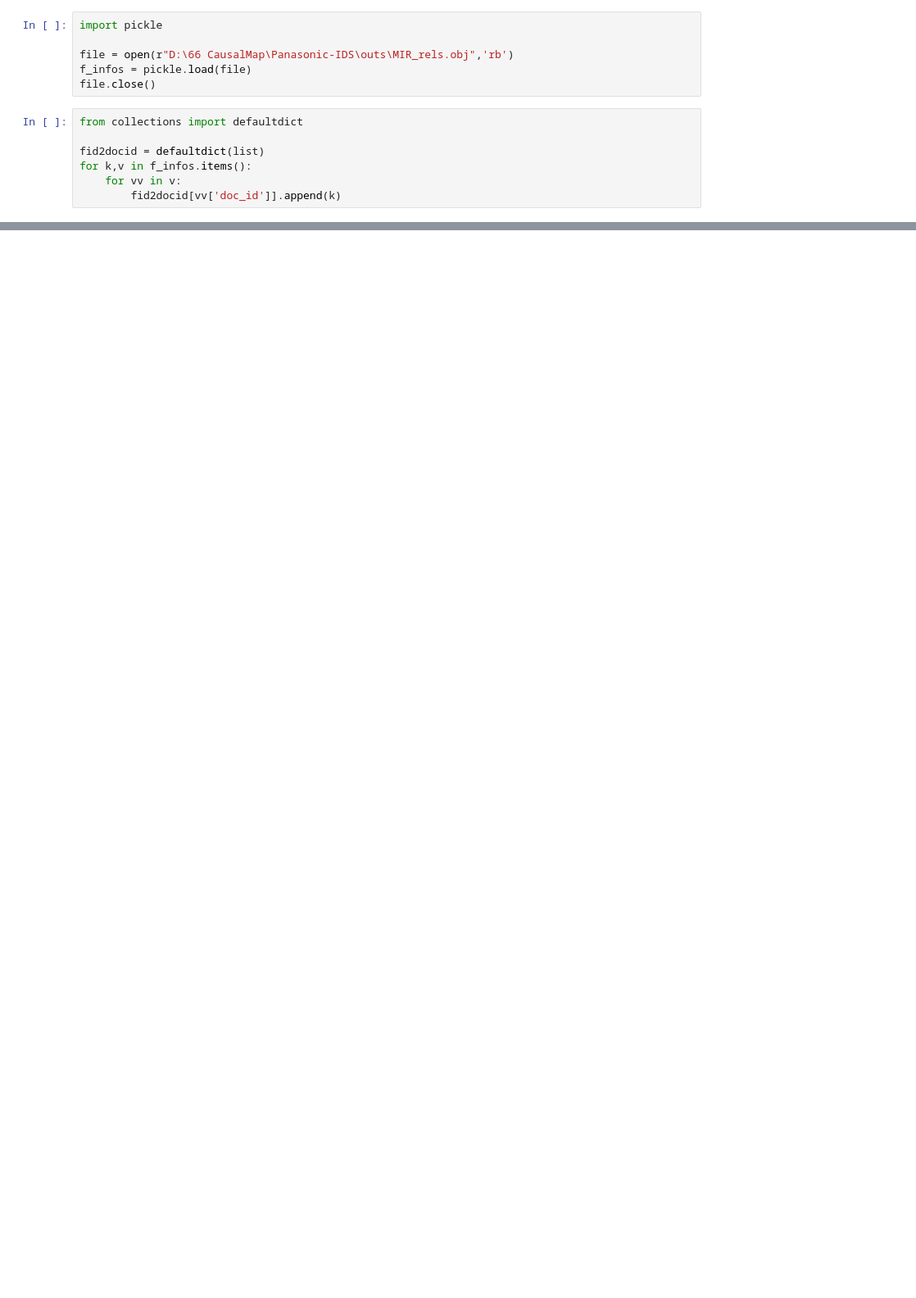
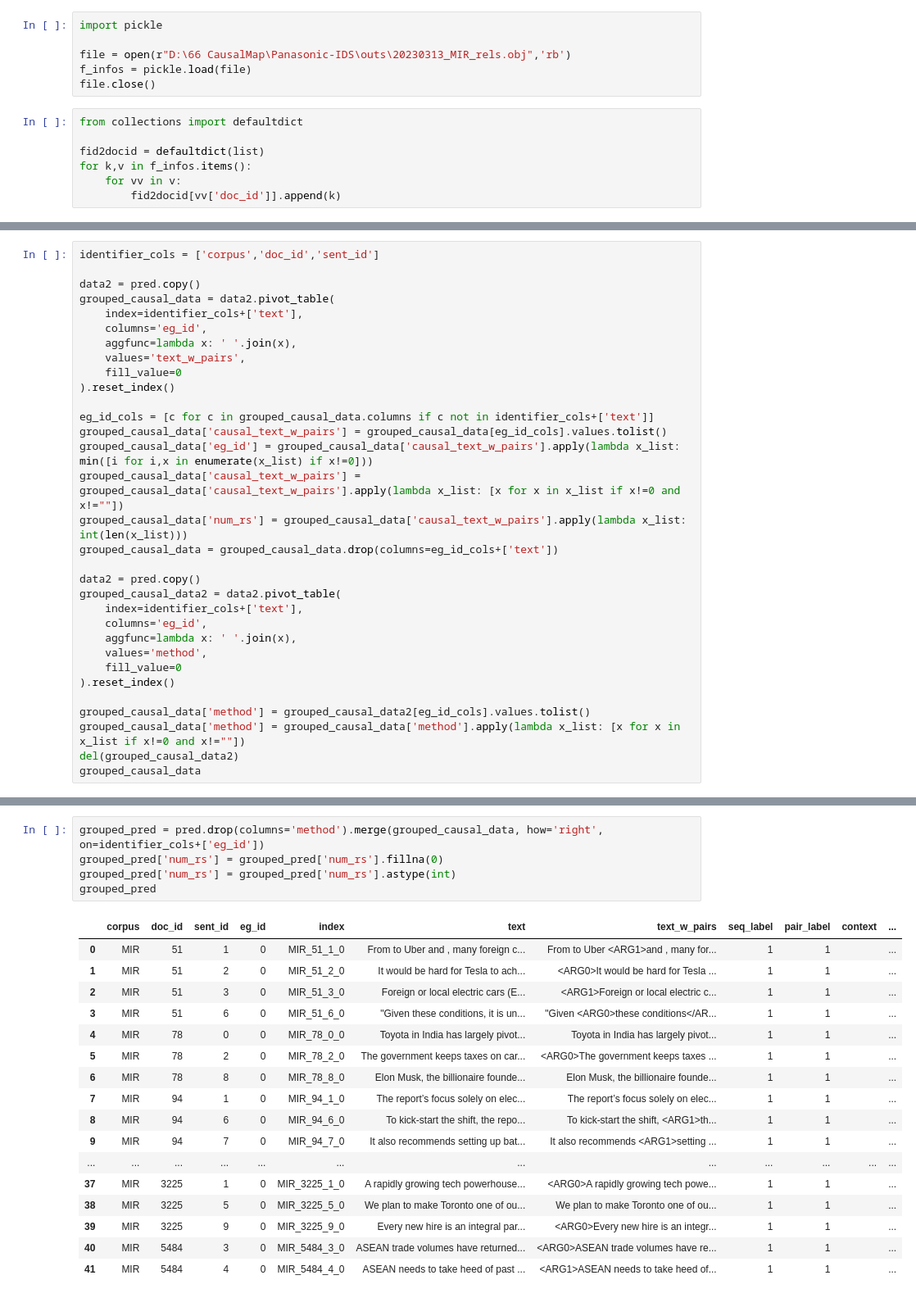
Before and after one commit to pauldebdeep9/Panasonic-IDS, a Jupyter notebook: notebooks/Evaluate Extraction.ipynb, the cells around one changed output, grey strips where cells are left out. Shown at 82% size. Drawn from its saved outputs; the diff is of its cells as text; blank space fills up the shorter version.

```diff
--- a/notebooks/Evaluate Extraction.ipynb
+++ b/notebooks/Evaluate Extraction.ipynb
@@ -34,7 +36,7 @@ df
 # %%
 import pickle
 
-file = open(r"D:\66 CausalMap\Panasonic-IDS\outs\MIR_rels.obj",'rb')
+file = open(r"D:\66 CausalMap\Panasonic-IDS\outs\20230313_MIR_rels.obj",'rb')
 f_infos = pickle.load(file)
 file.close()
 # %%
@@ -93,0 +223,32 @@ convert 292-->95
+# %%
+identifier_cols = ['corpus','doc_id','sent_id']
+
+data2 = pred.copy()
+grouped_causal_data = data2.pivot_table(
+    index=identifier_cols+['text'],
+    columns='eg_id',
+    aggfunc=lambda x: ' '.join(x),
+    values='text_w_pairs',
+    fill_value=0
+).reset_index()
+
+eg_id_cols = [c for c in grouped_causal_data.columns if c not in identifier_cols+['text']]
+grouped_causal_data['causal_text_w_pairs'] = grouped_causal_data[eg_id_cols].values.tolist()
+grouped_causal_data['eg_id'] = grouped_causal_data['causal_text_w_pairs'].apply(lambda x_list: min([i for i,x in enumerate(x_list) if x!=0]))
+grouped_causal_data['causal_text_w_pairs'] = grouped_causal_data['causal_text_w_pairs'].apply(lambda x_list: [x for x in x_list if x!=0 and x!=""])
+grouped_causal_data['num_rs'] = grouped_causal_data['causal_text_w_pairs'].apply(lambda x_list: int(len(x_list)))
+grouped_causal_data = grouped_causal_data.drop(columns=eg_id_cols+['text'])
+
+data2 = pred.copy()
+grouped_causal_data2 = data2.pivot_table(
+    index=identifier_cols+['text'],
+    columns='eg_id',
+    aggfunc=lambda x: ' '.join(x),
+    values='method',
+    fill_value=0
+).reset_index()
+
+grouped_causal_data['method'] = grouped_causal_data2[eg_id_cols].values.tolist()
+grouped_causal_data['method'] = grouped_causal_data['method'].apply(lambda x_list: [x for x in x_list if x!=0 and x!=""])
+del(grouped_causal_data2)
+grouped_causal_data
@@ -93,0 +273,23 @@ convert 292-->95
+# %%
+grouped_pred = pred.drop(columns='method').merge(grouped_causal_data, how='right', on=identifier_cols+['eg_id'])
+grouped_pred['num_rs'] = grouped_pred['num_rs'].fillna(0)
+grouped_pred['num_rs'] = grouped_pred['num_rs'].astype(int)
+grouped_pred
+# %% [output]
+|  | corpus | doc_id | sent_id | eg_id | index | text | text_w_pairs | seq_label | pair_label | context | ... |
+| 0 | MIR | 51 | 1 | 0 | MIR_51_1_0 | From to Uber and , many foreign c... | From to Uber <ARG1>and , many for... | 1 | 1 |  | ... |
+| 1 | MIR | 51 | 2 | 0 | MIR_51_2_0 | It would be hard for Tesla to ach... | <ARG0>It would be hard for Tesla ... | 1 | 1 |  | ... |
+| 2 | MIR | 51 | 3 | 0 | MIR_51_3_0 | Foreign or local electric cars (E... | <ARG1>Foreign or local electric c... | 1 | 1 |  | ... |
+| 3 | MIR | 51 | 6 | 0 | MIR_51_6_0 | "Given these conditions, it is un... | "Given <ARG0>these conditions</AR... | 1 | 1 |  | ... |
+| 4 | MIR | 78 | 0 | 0 | MIR_78_0_0 | Toyota in India has largely pivot... | Toyota in India has largely pivot... | 1 | 1 |  | ... |
+| 5 | MIR | 78 | 2 | 0 | MIR_78_2_0 | The government keeps taxes on car... | <ARG0>The government keeps taxes ... | 1 | 1 |  | ... |
+| 6 | MIR | 78 | 8 | 0 | MIR_78_8_0 | Elon Musk, the billionaire founde... | Elon Musk, the billionaire founde... | 1 | 1 |  | ... |
+| 7 | MIR | 94 | 1 | 0 | MIR_94_1_0 | The report’s focus solely on elec... | The report’s focus solely on elec... | 1 | 1 |  | ... |
+| 8 | MIR | 94 | 6 | 0 | MIR_94_6_0 | To kick-start the shift, the repo... | To kick-start the shift, <ARG1>th... | 1 | 1 |  | ... |
+| 9 | MIR | 94 | 7 | 0 | MIR_94_7_0 | It also recommends setting up bat... | It also recommends <ARG1>setting ... | 1 | 1 |  | ... |
+| ... | ... | ... | ... | ... | ... | ... | ... | ... | ... | ... | ... |
+| 37 | MIR | 3225 | 1 | 0 | MIR_3225_1_0 | A rapidly growing tech powerhouse... | <ARG0>A rapidly growing tech powe... | 1 | 1 |  | ... |
+| 38 | MIR | 3225 | 5 | 0 | MIR_3225_5_0 | We plan to make Toronto one of ou... | We plan to make Toronto one of ou... | 1 | 1 |  | ... |
+| 39 | MIR | 3225 | 9 | 0 | MIR_3225_9_0 | Every new hire is an integral par... | <ARG0>Every new hire is an integr... | 1 | 1 |  | ... |
+| 40 | MIR | 5484 | 3 | 0 | MIR_5484_3_0 | ASEAN trade volumes have returned... | <ARG0>ASEAN trade volumes have re... | 1 | 1 |  | ... |
+| 41 | MIR | 5484 | 4 | 0 | MIR_5484_4_0 | ASEAN needs to take heed of past ... | <ARG1>ASEAN needs to take heed of... | 1 | 1 |  | ... |
```
Also changed, not shown: parts of 19 cells of this notebook, 12 other files.
